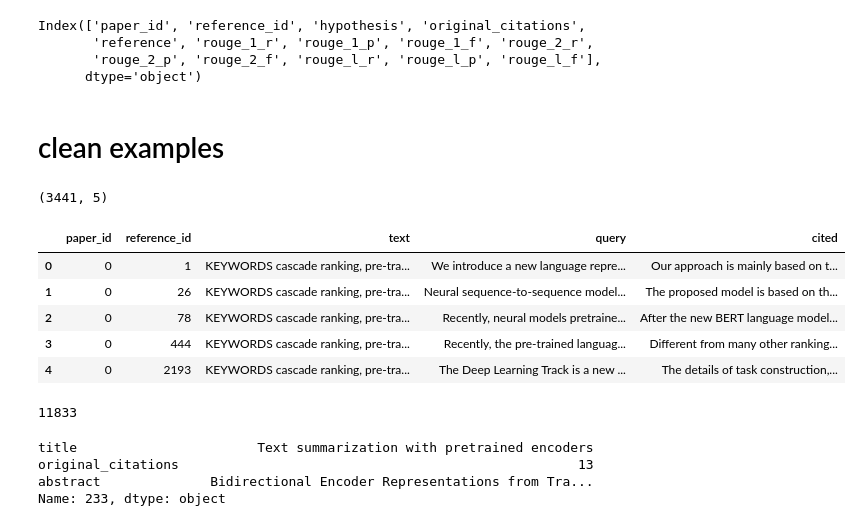
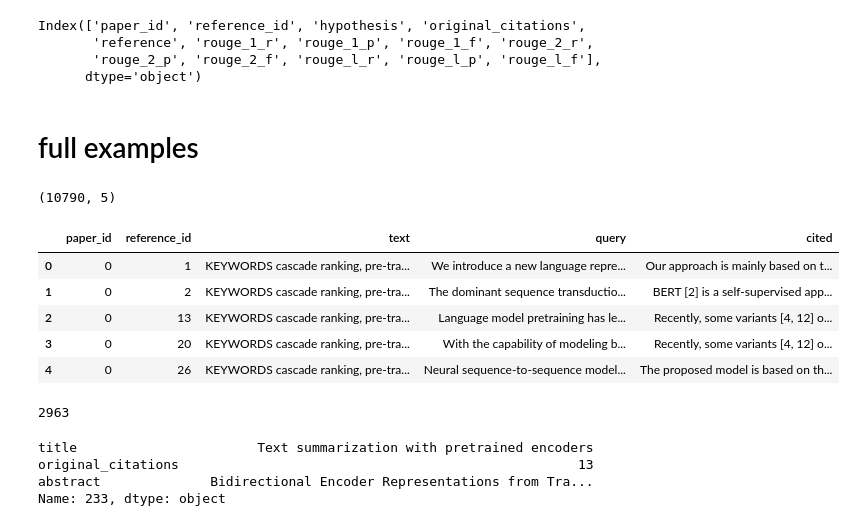
Before and after one commit to jarobyte91/rouge_sciqfs, a Jupyter notebook: notebooks/2_exploration.ipynb, the cells around one changed output. Saved outputs shown, nothing was run; the diff lists cells and outputs as text; code cells hidden in the pictures.

```diff
--- a/notebooks/2_exploration_recall.ipynb
+++ b/notebooks/2_exploration.ipynb
@@ -345,25 +345,25 @@ Index(['paper_id', 'reference_id', 'hypothesis', 'original_citations',
        'rouge_2_p', 'rouge_2_f', 'rouge_l_r', 'rouge_l_p', 'rouge_l_f'],
       dtype='object')
 # %% [markdown]
-# clean examples
+# full examples
 # %%
-t = 0.15
-clean_examples = full_rouge.loc[full_rouge.rouge_1_f > t]\
+t = -0.01
+full_examples = full_rouge.loc[full_rouge.rouge_1_f > t]\
 .merge(papers["text"].reset_index())\
 [["paper_id", "reference_id", "text", "reference", "hypothesis"]]\
 .rename(columns = {"reference":"query", "hypothesis":"cited"})
 
-show(clean_examples)
+show(full_examples)
 # %% [output]
-(3441, 5)
+(10790, 5)
 |  | paper_id | reference_id | text | query | cited |
 | 0 | 0 | 1 | KEYWORDS cascade ranking, pre-tra... | We introduce a new language repre... | Our approach is mainly based on t... |
-| 1 | 0 | 26 | KEYWORDS cascade ranking, pre-tra... | Neural sequence-to-sequence model... | The proposed model is based on th... |
-| 2 | 0 | 78 | KEYWORDS cascade ranking, pre-tra... | Recently, neural models pretraine... | After the new BERT language model... |
-| 3 | 0 | 444 | KEYWORDS cascade ranking, pre-tra... | Recently, the pre-trained languag... | Different from many other ranking... |
-| 4 | 0 | 2193 | KEYWORDS cascade ranking, pre-tra... | The Deep Learning Track is a new ... | The details of task construction,... |
+| 1 | 0 | 2 | KEYWORDS cascade ranking, pre-tra... | The dominant sequence transductio... | BERT [2] is a self-supervised app... |
+| 2 | 0 | 13 | KEYWORDS cascade ranking, pre-tra... | Language model pretraining has le... | Recently, some variants [4, 12] o... |
+| 3 | 0 | 20 | KEYWORDS cascade ranking, pre-tra... | With the capability of modeling b... | Recently, some variants [4, 12] o... |
+| 4 | 0 | 26 | KEYWORDS cascade ranking, pre-tra... | Neural sequence-to-sequence model... | The proposed model is based on th... |
 # %%
-len(clean_examples.loc[0, "text"].split(" "))
+len(full_examples.loc[0, "text"].split(" "))
 # %% [output]
-11833
+2963
 # %%
```
Also changed, not shown: parts of 1 cell of this notebook, 19 other files.
